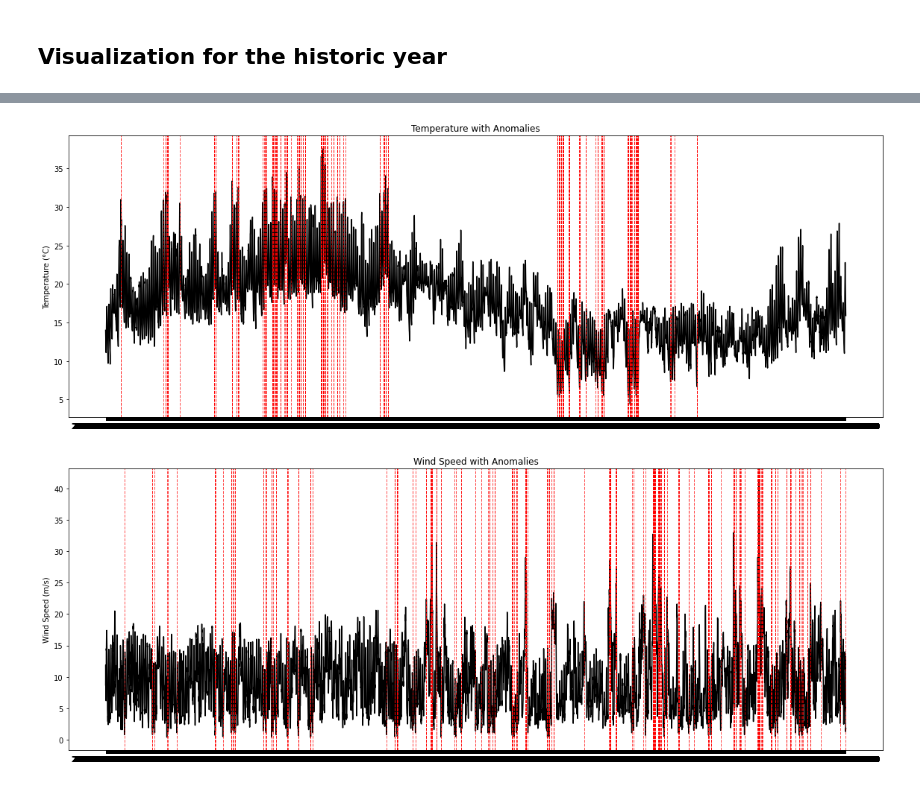
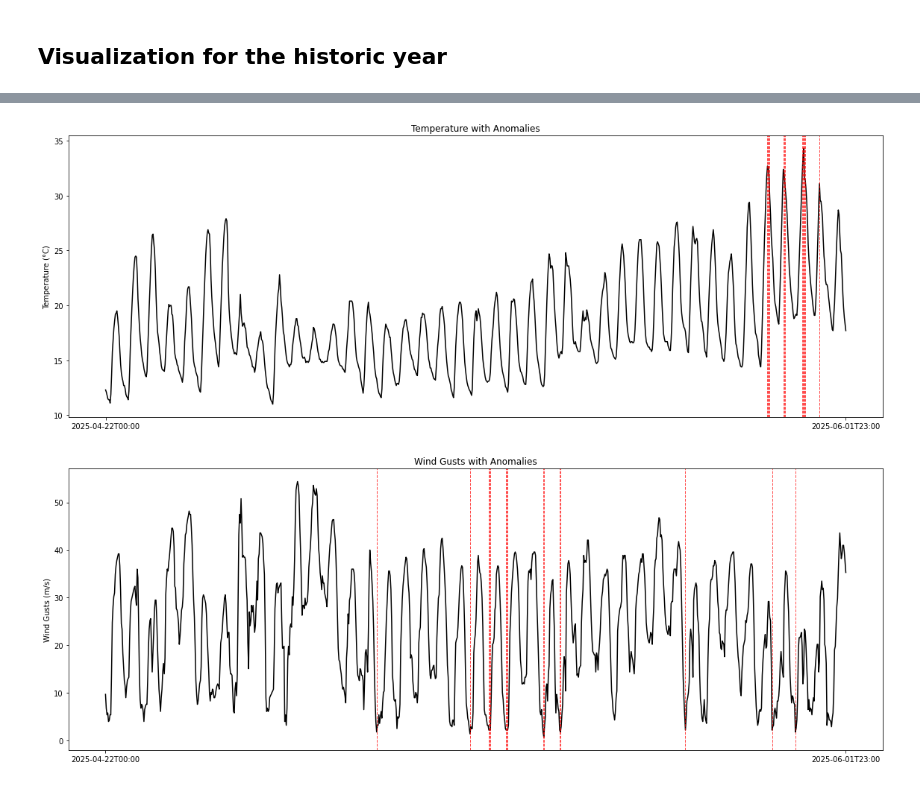
Before and after one commit to berthlou/dsaa_bda, a Jupyter notebook: Training - Basic Threshold Model.ipynb, the cells around one changed output, grey strips where cells are left out. Saved outputs shown, nothing was run; the diff lists cells and outputs as text; code cells hidden in the pictures.

```diff
--- a/Training - Basic Threshold Model.ipynb
+++ b/Training - Basic Threshold Model.ipynb
@@ -116,3 +81,24 @@ plot_df[plot_df["temperature_2m_anomaly"] != 0]
+# %%
+# Filter dataframe for last 45 days
+previous_date = date_sub(current_date(), 45)
+filtered_sdf = sdf_flagged.filter(col("time") >= previous_date)
+
+# Select needed columns
+plot_df = filtered_sdf.select(
+    "time",
+    "temperature_2m",
+    "wind_gusts_10m",
+    "precipitation",
+    "cloud_cover",
+    "temperature_2m_anomaly",
+    "wind_gusts_10m_anomaly",
+    "precipitation_anomaly",
+    "cloud_cover_anomaly"
+).orderBy("time").toPandas()
+
+# Extract first and last time points
+first_time = plot_df["time"].iloc[0]
+last_time = plot_df["time"].iloc[-1]
 # %%
 fig, ax1 = plt.subplots(figsize=(16, 6))
 
@@ -120,6 +106,8 @@ fig, ax1 = plt.subplots(figsize=(16, 6))
 ax1.plot(plot_df["time"], plot_df["temperature_2m"], color="black", label="Temperature (°C)")
 ax1.set_ylabel("Temperature (°C)", color="black")
 ax1.tick_params(axis='y', labelcolor="black")
+ax1.set_xticks([first_time, last_time])
+ax1.set_xticklabels([first_time, last_time])
 
 # Overlay anomalies
 for anomaly_time in plot_df.loc[plot_df["temperature_2m_anomaly"] == 1, "time"]:
@@ -130,22 +118,24 @@ plt.title("Temperature with Anomalies")
 fig.tight_layout()
 plt.show()
 # %% [output]
-[figure, old version]
+[figure, new version]
 # %%
 fig, ax1 = plt.subplots(figsize=(16, 6))
 
 # Plot temperature as a line
-ax1.plot(plot_df["time"], plot_df["wind_speed_10m"], color="black", label="Wind Speed (m/s)")
-ax1.set_ylabel("Wind Speed (m/s)", color="black")
+ax1.plot(plot_df["time"], plot_df["wind_gusts_10m"], color="black", label="Wind Gusts (m/s)")
+ax1.set_ylabel("Wind Gusts (m/s)", color="black")
 ax1.tick_params(axis='y', labelcolor="black")
+ax1.set_xticks([first_time, last_time])
+ax1.set_xticklabels([first_time, last_time])
 
 # Overlay anomalies
-for anomaly_time in plot_df.loc[plot_df["wind_speed_10m_anomaly"] == 1, "time"]:
+for anomaly_time in plot_df.loc[plot_df["wind_gusts_10m_anomaly"] == 1, "time"]:
     ax1.axvline(x=anomaly_time, color="red", linestyle="--", linewidth=1, alpha=0.7)
 
 # Title and legend
-plt.title("Wind Speed with Anomalies")
+plt.title("Wind Gusts with Anomalies")
 fig.tight_layout()
 plt.show()
 # %% [output]
-[figure, old version]
+[figure, new version]
```
Also changed, not shown: parts of 7 cells of this notebook, 2 other files.
